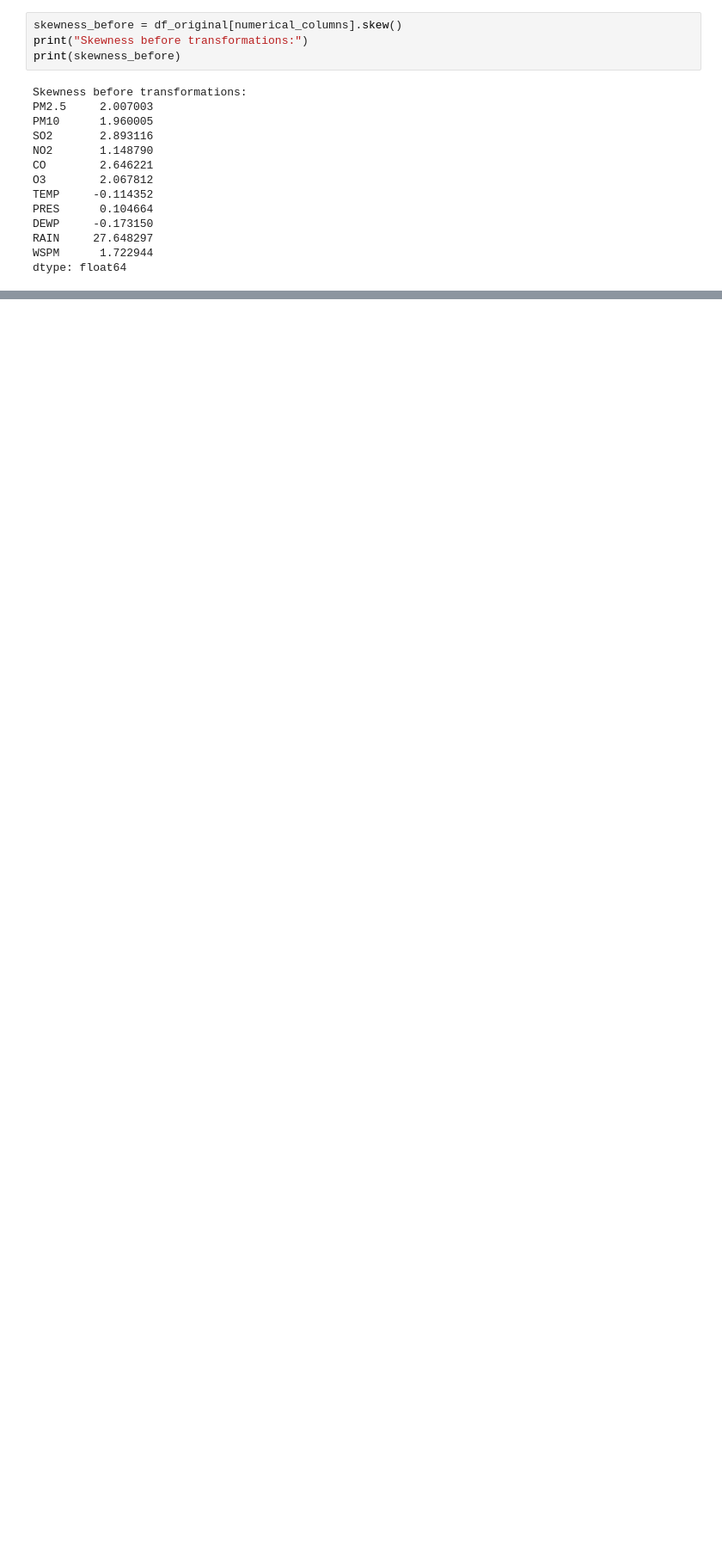
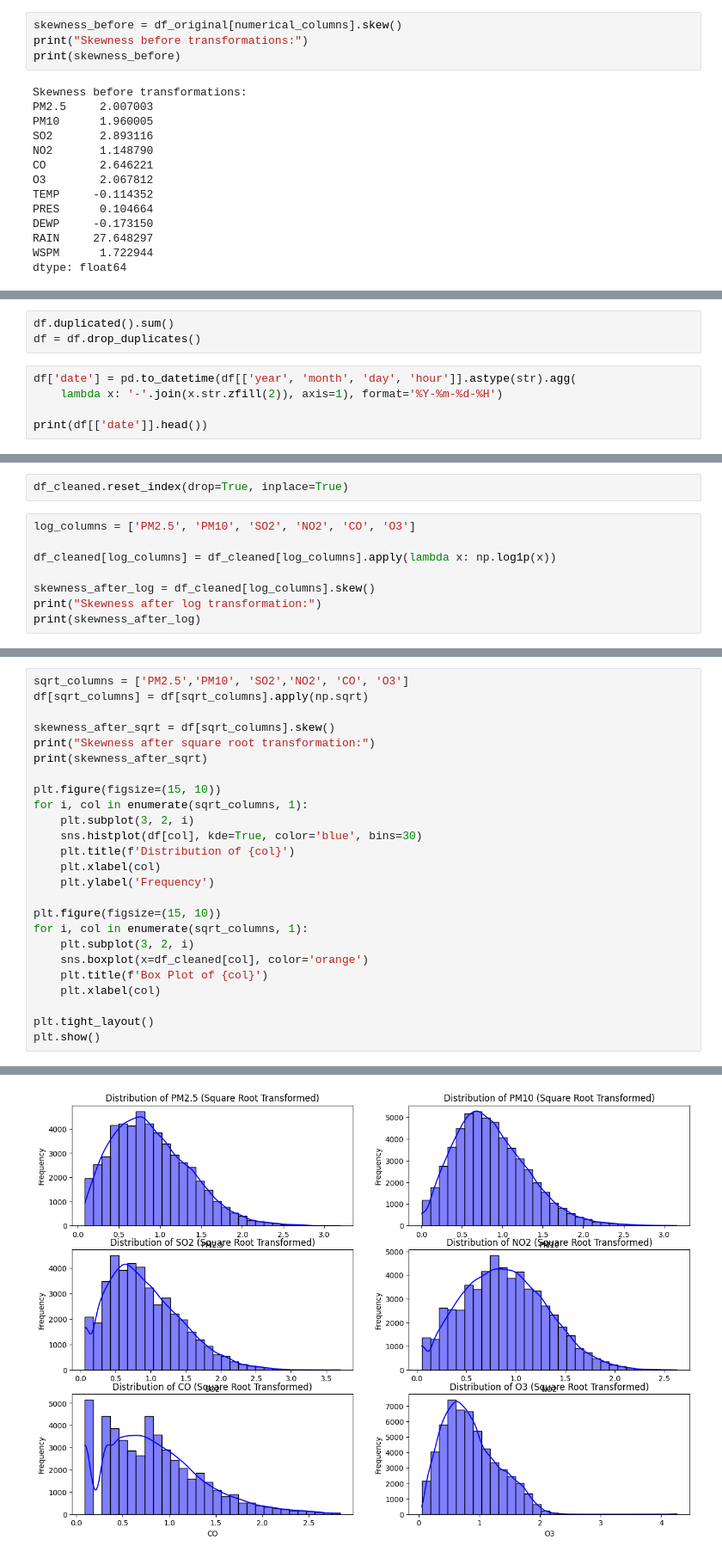
Before and after one commit to crogers-cardiffmet/Data-Analysis, a Jupyter notebook: PRAC1.ipynb, the cells around one changed output, grey strips where cells are left out. Shown: that part at 86% size. Cells and saved outputs as stored; diff of their text form; blank space fills up the shorter version.

```diff
--- a/PRAC1.ipynb
+++ b/PRAC1.ipynb
@@ -229,0 +280,8 @@ dtype: float64
+# %%
+df.duplicated().sum()
+df = df.drop_duplicates()
+# %%
+df['date'] = pd.to_datetime(df[['year', 'month', 'day', 'hour']].astype(str).agg(
+    lambda x: '-'.join(x.str.zfill(2)), axis=1), format='%Y-%m-%d-%H')
+
+print(df[['date']].head())
@@ -229,0 +342,10 @@ dtype: float64
+# %%
+df_cleaned.reset_index(drop=True, inplace=True)
+# %%
+log_columns = ['PM2.5', 'PM10', 'SO2', 'NO2', 'CO', 'O3']
+
+df_cleaned[log_columns] = df_cleaned[log_columns].apply(lambda x: np.log1p(x))
+
+skewness_after_log = df_cleaned[log_columns].skew()
+print("Skewness after log transformation:")
+print(skewness_after_log)
@@ -229,0 +361,26 @@ dtype: float64
+# %%
+sqrt_columns = ['PM2.5','PM10', 'SO2','NO2', 'CO', 'O3']
+df[sqrt_columns] = df[sqrt_columns].apply(np.sqrt)
+
+skewness_after_sqrt = df[sqrt_columns].skew()
+print("Skewness after square root transformation:")
+print(skewness_after_sqrt)
+
+plt.figure(figsize=(15, 10))
+for i, col in enumerate(sqrt_columns, 1):
+    plt.subplot(3, 2, i)
+    sns.histplot(df[col], kde=True, color='blue', bins=30)
+    plt.title(f'Distribution of {col}')
+    plt.xlabel(col)
+    plt.ylabel('Frequency')
+
+plt.figure(figsize=(15, 10))
+for i, col in enumerate(sqrt_columns, 1):
+    plt.subplot(3, 2, i)
+    sns.boxplot(x=df_cleaned[col], color='orange')
+    plt.title(f'Box Plot of {col}')
+    plt.xlabel(col)
+
+plt.tight_layout()
+plt.show()
+# %% [output]
@@ -229,0 +395 @@ dtype: float64
+[figure, added]
```
Also changed, not shown: parts of 9 cells of this notebook.
